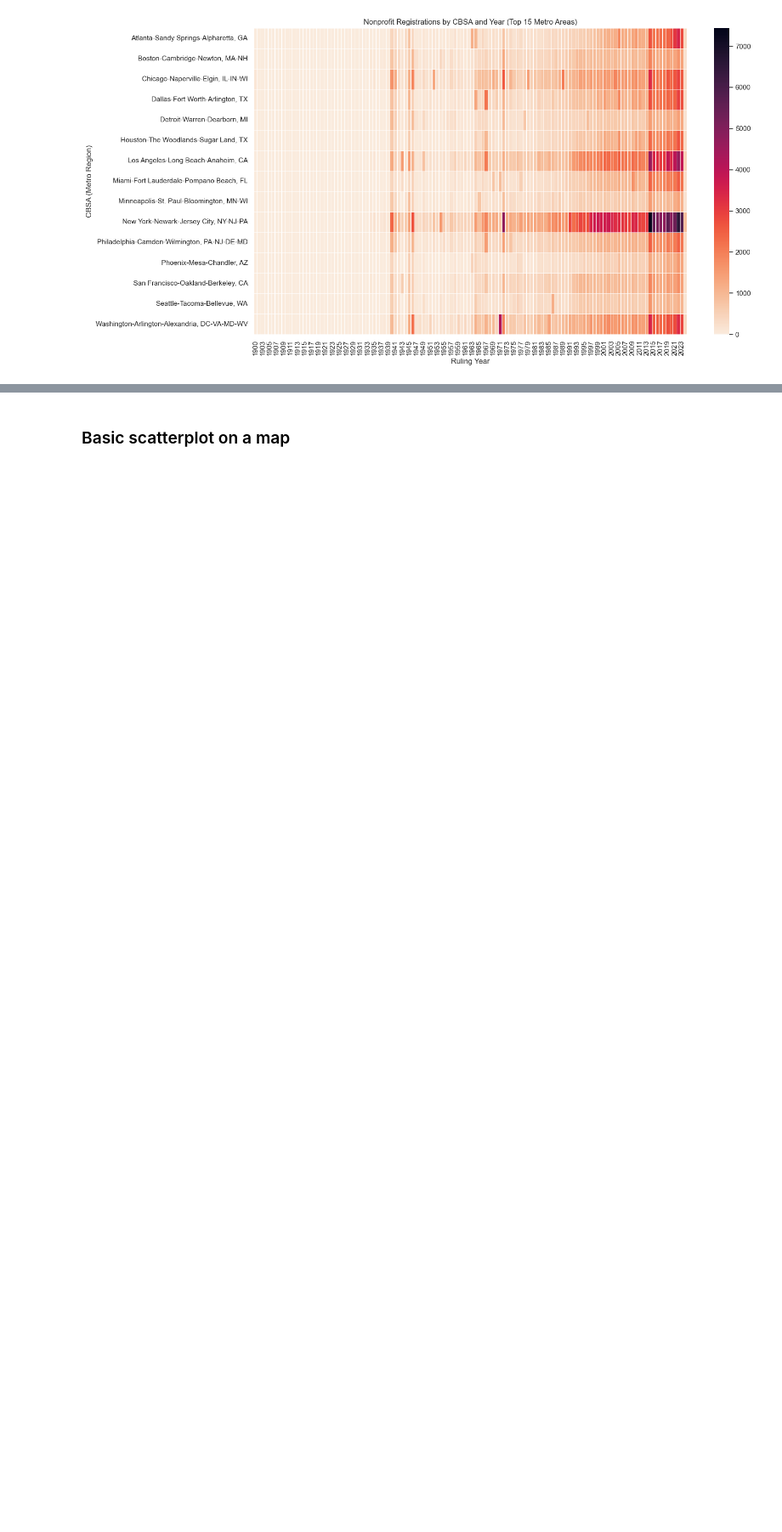
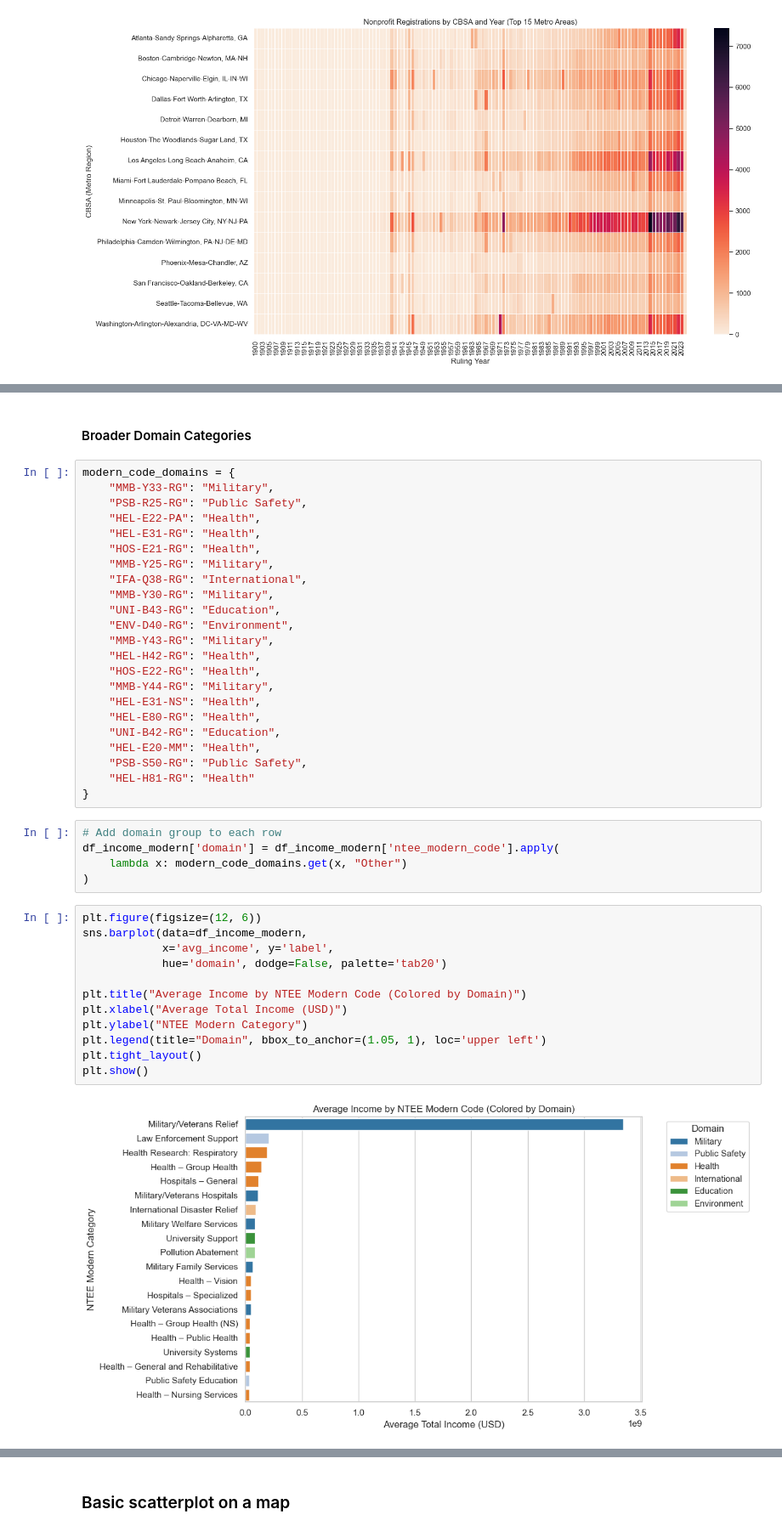
Before and after one commit to appu313/Business-Master-File-Analytics, a Jupyter notebook: bmf_visualization.ipynb, the cells around one changed output, grey strips where cells are left out. Shown at 85% size. Drawn from its saved outputs; the diff is of its cells as text; blank space fills up the shorter version.

```diff
--- a/bmf_visualization.ipynb
+++ b/bmf_visualization.ipynb
@@ -851,0 +921,44 @@ plt.show()
+# %% [markdown]
+#### Broader Domain Categories
+# %%
+modern_code_domains = {
+    "MMB-Y33-RG": "Military",
+    "PSB-R25-RG": "Public Safety",
+    "HEL-E22-PA": "Health",
+    "HEL-E31-RG": "Health",
+    "HOS-E21-RG": "Health",
+    "MMB-Y25-RG": "Military",
+    "IFA-Q38-RG": "International",
+    "MMB-Y30-RG": "Military",
+    "UNI-B43-RG": "Education",
+    "ENV-D40-RG": "Environment",
+    "MMB-Y43-RG": "Military",
+    "HEL-H42-RG": "Health",
+    "HOS-E22-RG": "Health",
+    "MMB-Y44-RG": "Military",
+    "HEL-E31-NS": "Health",
+    "HEL-E80-RG": "Health",
+    "UNI-B42-RG": "Education",
+    "HEL-E20-MM": "Health",
+    "PSB-S50-RG": "Public Safety",
+    "HEL-H81-RG": "Health"
+}
+# %%
+# Add domain group to each row
+df_income_modern['domain'] = df_income_modern['ntee_modern_code'].apply(
+    lambda x: modern_code_domains.get(x, "Other")
+)
+# %%
+plt.figure(figsize=(12, 6))
+sns.barplot(data=df_income_modern,
+            x='avg_income', y='label',
+            hue='domain', dodge=False, palette='tab20')
+
+plt.title("Average Income by NTEE Modern Code (Colored by Domain)")
+plt.xlabel("Average Total Income (USD)")
+plt.ylabel("NTEE Modern Category")
+plt.legend(title="Domain", bbox_to_anchor=(1.05, 1), loc='upper left')
+plt.tight_layout()
+plt.show()
+# %% [output]
+[figure, added]
```
Also changed, not shown: parts of 7 cells of this notebook.
